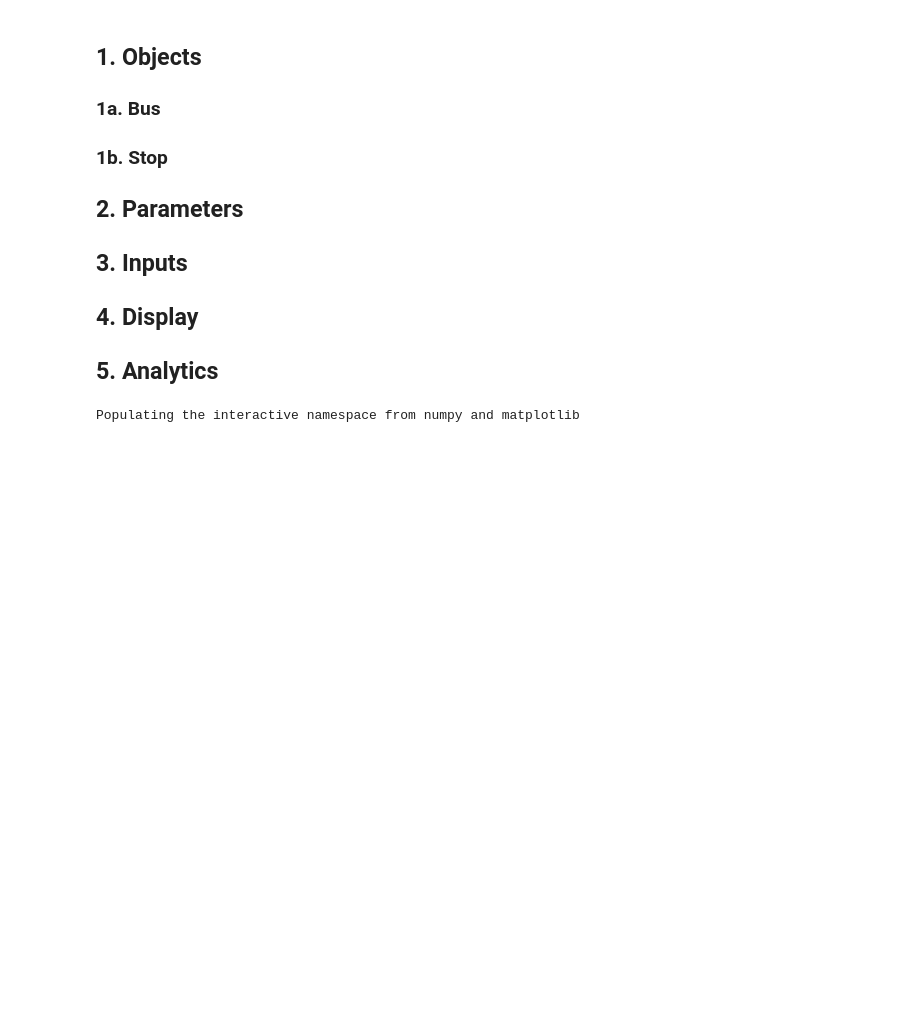
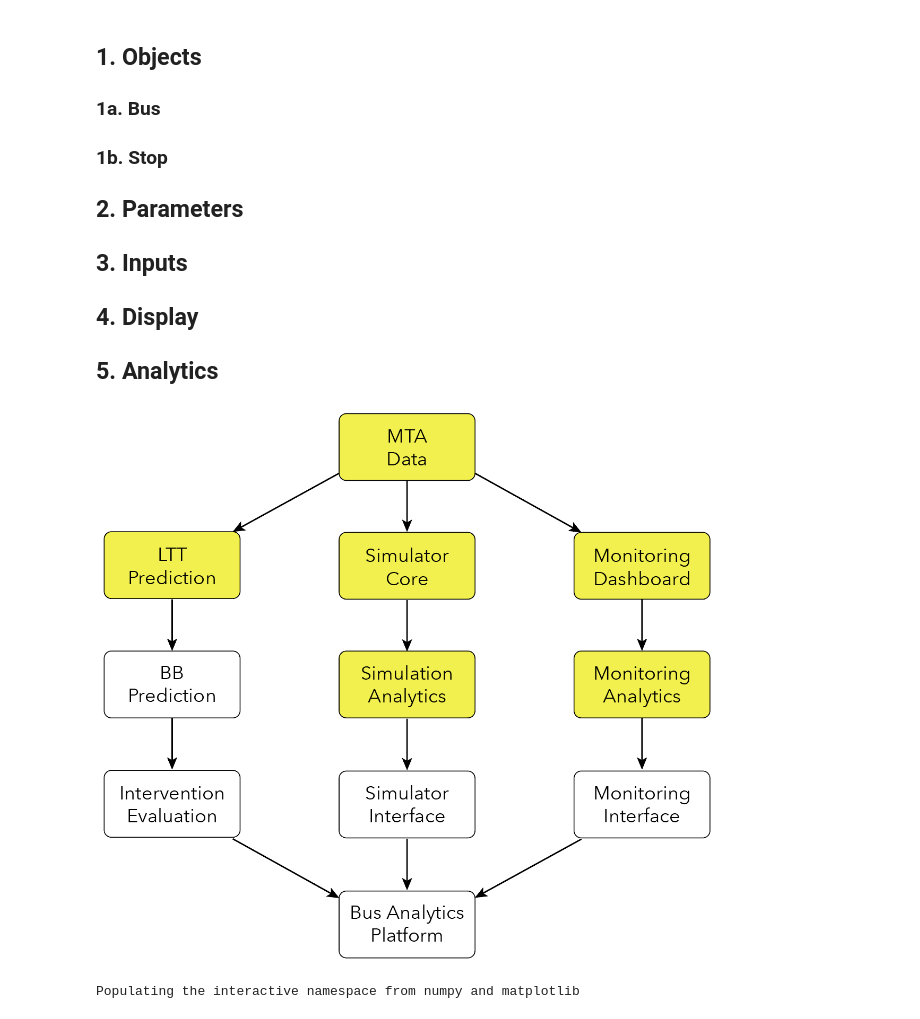
Before and after one commit to ywnch/buskit, a Jupyter notebook: sandbox_main.ipynb, the cells around one changed output. Drawn from its saved outputs; the diff is of its cells as text; code cells hidden in the pictures; blank space fills up the shorter version.

```diff
--- a/sandbox_main.ipynb
+++ b/sandbox_main.ipynb
@@ -27,6 +33,10 @@
 ## 3. Inputs
 ## 4. Display
 ## 5. Analytics
+# %%
+Image(filename='str.png')
+# %% [output]
+[figure, added]
 # %%
 # import packages
 from __future__ import print_function, division
```
Also changed, not shown: parts of 15 cells of this notebook, 1 other file.
